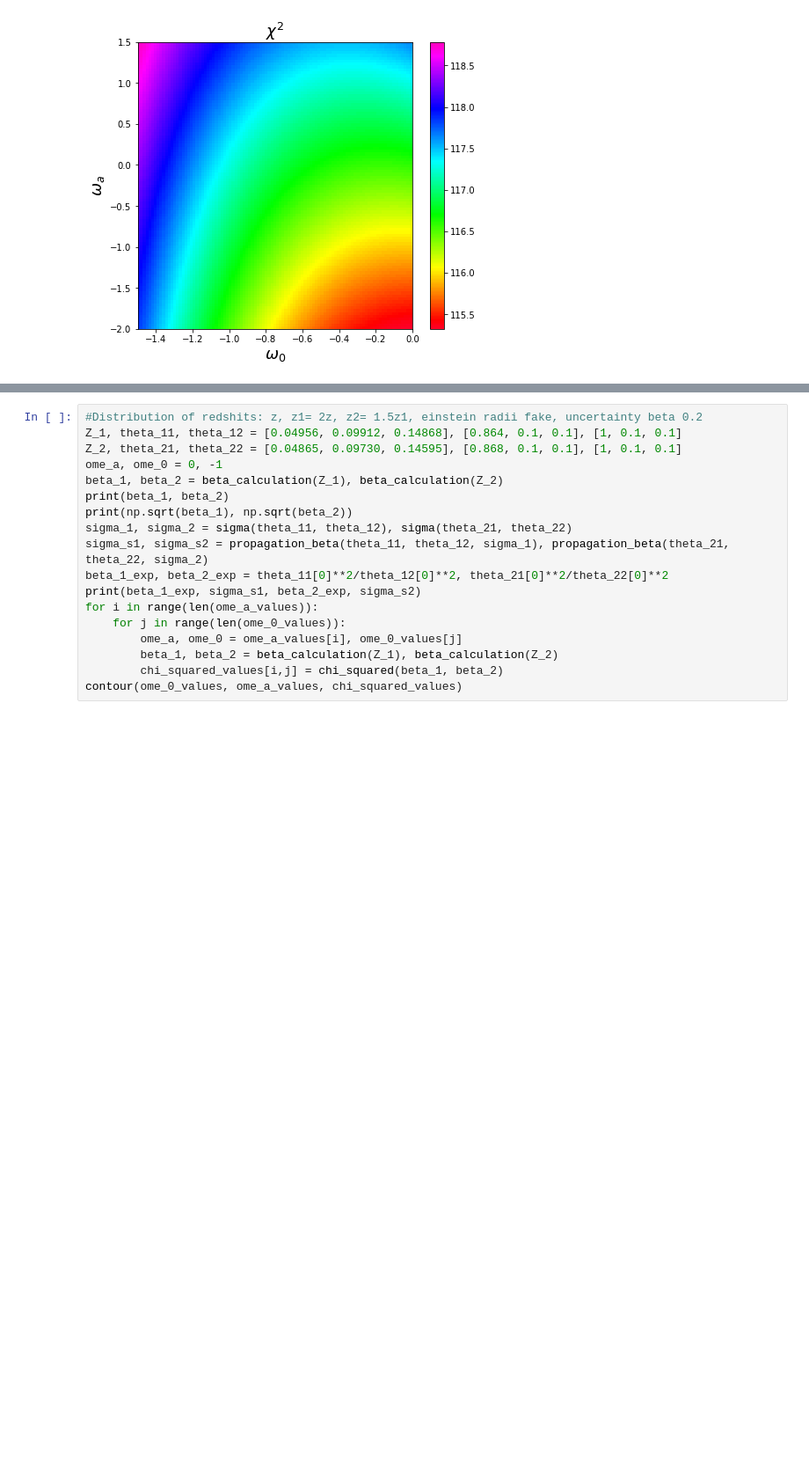
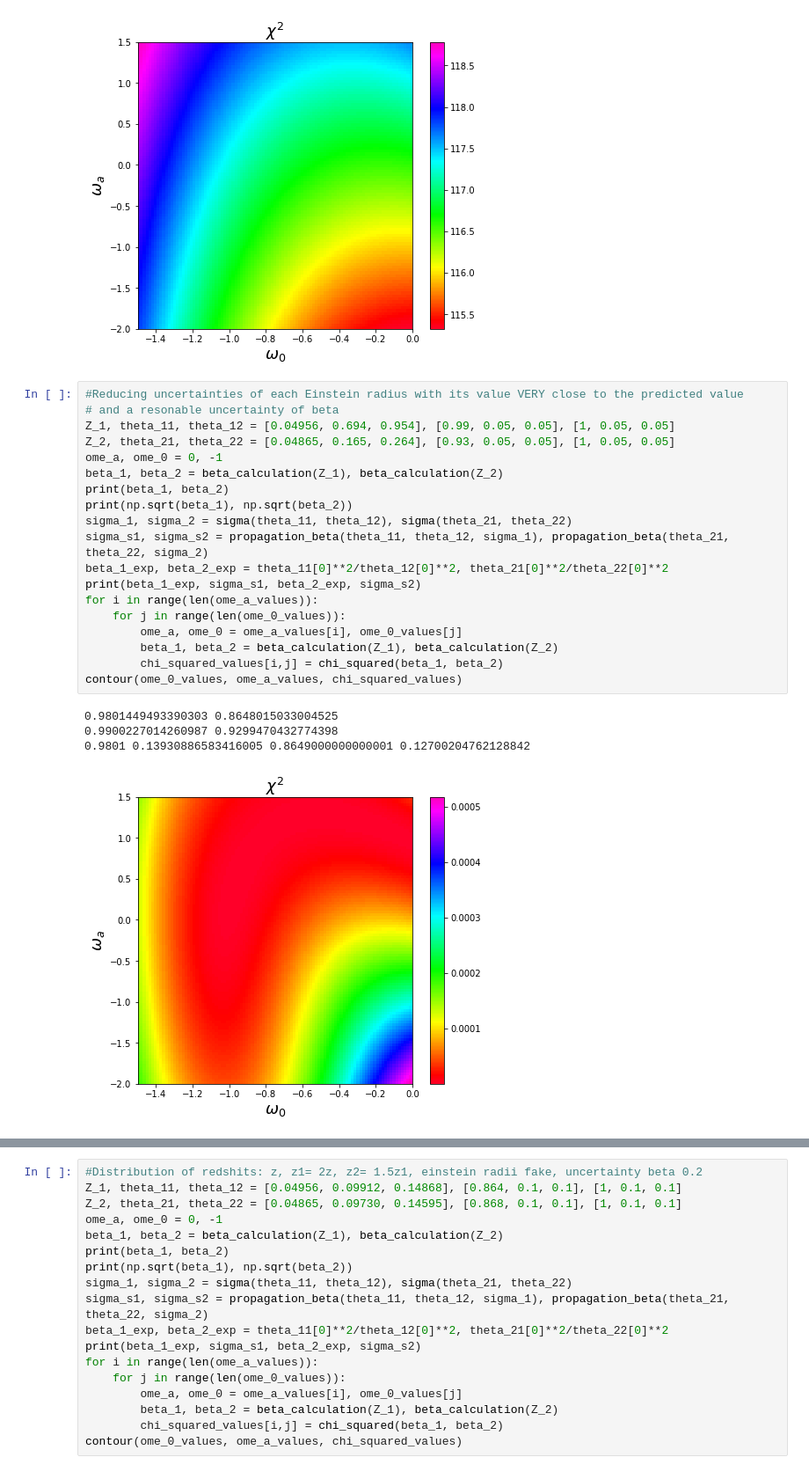
Before and after one commit to JimenaGonzalez/Astro-730, a Jupyter notebook: Project.ipynb, the cells around one changed output, grey strips where cells are left out. Shown: that part at 88% size. Saved outputs shown, nothing was run; the diff lists cells and outputs as text; blank space fills up the shorter version.

Commit message:
added comments, one system with better radius and the betas for various systems

```diff
--- a/Project.ipynb
+++ b/Project.ipynb
@@ -99,3 +99,27 @@ contour(ome_0_values, ome_a_values, chi_squared_values)
 # %% [output]
 0.9784566461181562 0.020091588977721928 0.6641890974014634 0.018525986429517083
 [figure]
+# %%
+#Reducing uncertainties of each Einstein radius with its value VERY close to the predicted value
+# and a resonable uncertainty of beta
+Z_1, theta_11, theta_12 = [0.04956, 0.694, 0.954], [0.99, 0.05, 0.05], [1, 0.05, 0.05]
+Z_2, theta_21, theta_22 = [0.04865, 0.165, 0.264], [0.93, 0.05, 0.05], [1, 0.05, 0.05]
+ome_a, ome_0 = 0, -1
+beta_1, beta_2 = beta_calculation(Z_1), beta_calculation(Z_2)
+print(beta_1, beta_2)
+print(np.sqrt(beta_1), np.sqrt(beta_2))
+sigma_1, sigma_2 = sigma(theta_11, theta_12), sigma(theta_21, theta_22)
+sigma_s1, sigma_s2 = propagation_beta(theta_11, theta_12, sigma_1), propagation_beta(theta_21, theta_22, sigma_2)
+beta_1_exp, beta_2_exp = theta_11[0]**2/theta_12[0]**2, theta_21[0]**2/theta_22[0]**2
+print(beta_1_exp, sigma_s1, beta_2_exp, sigma_s2)
+for i in range(len(ome_a_values)):
+    for j in range(len(ome_0_values)):
+        ome_a, ome_0 = ome_a_values[i], ome_0_values[j]
+        beta_1, beta_2 = beta_calculation(Z_1), beta_calculation(Z_2)
+        chi_squared_values[i,j] = chi_squared(beta_1, beta_2)
+contour(ome_0_values, ome_a_values, chi_squared_values)
+# %% [output]
+0.9801449493390303 0.8648015033004525
+0.9900227014260987 0.9299470432774398
+0.9801 0.13930886583416005 0.8649000000000001 0.12700204762128842
+[figure, added]
```
Also changed, not shown: parts of 2 cells of this notebook.
